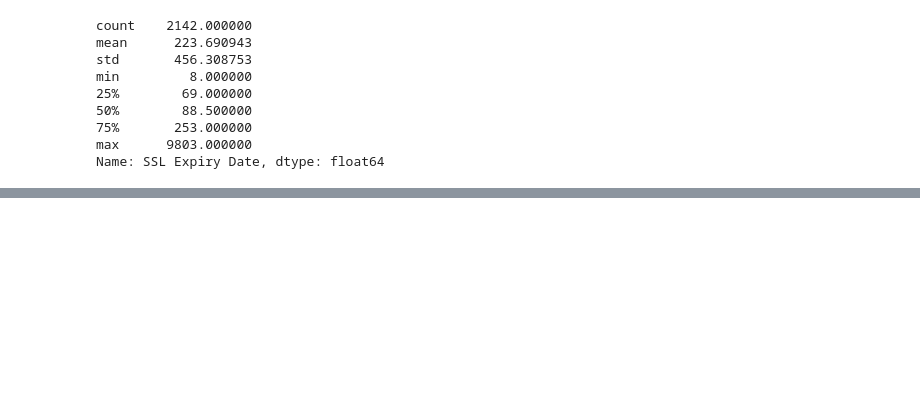
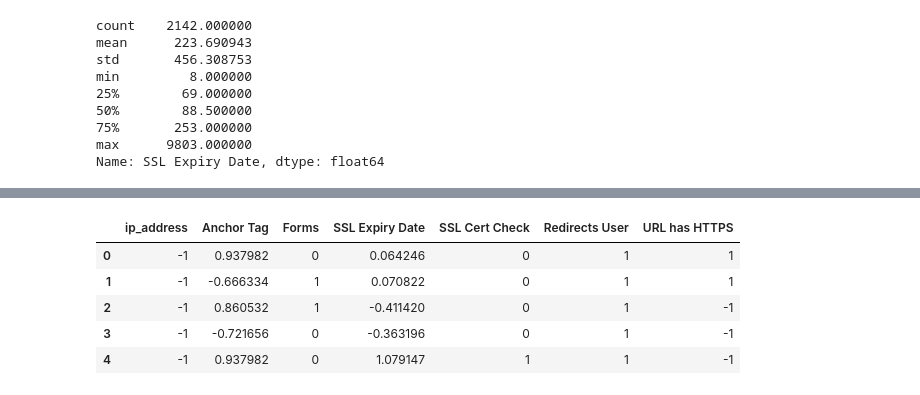
Before and after one commit to prabhnoor0212/malicious-website-detection, a Jupyter notebook: Analysis_Working.ipynb, the cells around one changed output, grey strips where cells are left out. Drawn from its saved outputs; the diff is of its cells as text; code cells hidden in the pictures; blank space fills up the shorter version.

```diff
--- a/Analysis_Working.ipynb
+++ b/Analysis_Working.ipynb
@@ -730,2 +743,4 @@ Index(['Subdomains', 'Anchor Tag', 'Forms', 'SSL Expiry Date',
 # %%
 reduced_X = X[X.columns[indicies_of_optimal_variables]]
+# %%
+reduced_X.drop(['targeted_brand'],axis=1,inplace=True)
@@ -861,4 +882,13 @@ Index(['Subdomains', 'Anchor Tag', 'Forms', 'SSL Expiry Date',
       dtype='object')
+# %%
+reduced_X.head()
+# %% [output]
+|  | ip_address | Anchor Tag | Forms | SSL Expiry Date | SSL Cert Check | Redirects User | URL has HTTPS |
+| 0 | -1 | 0.937982 | 0 | 0.064246 | 0 | 1 | 1 |
+| 1 | -1 | -0.666334 | 1 | 0.070822 | 0 | 1 | 1 |
+| 2 | -1 | 0.860532 | 1 | -0.411420 | 0 | 1 | -1 |
+| 3 | -1 | -0.721656 | 0 | -0.363196 | 0 | 1 | -1 |
+| 4 | -1 | 0.937982 | 0 | 1.079147 | 1 | 1 | -1 |
 # %%
 rX_train.columns
 # %% [output]
```
Also changed, not shown: parts of 31 cells of this notebook, 8 other files.
